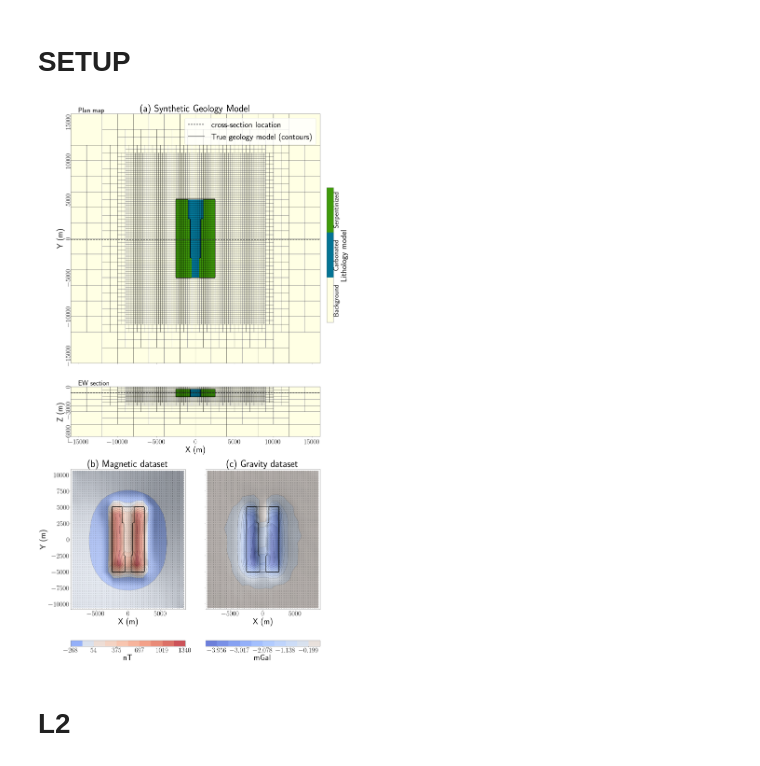
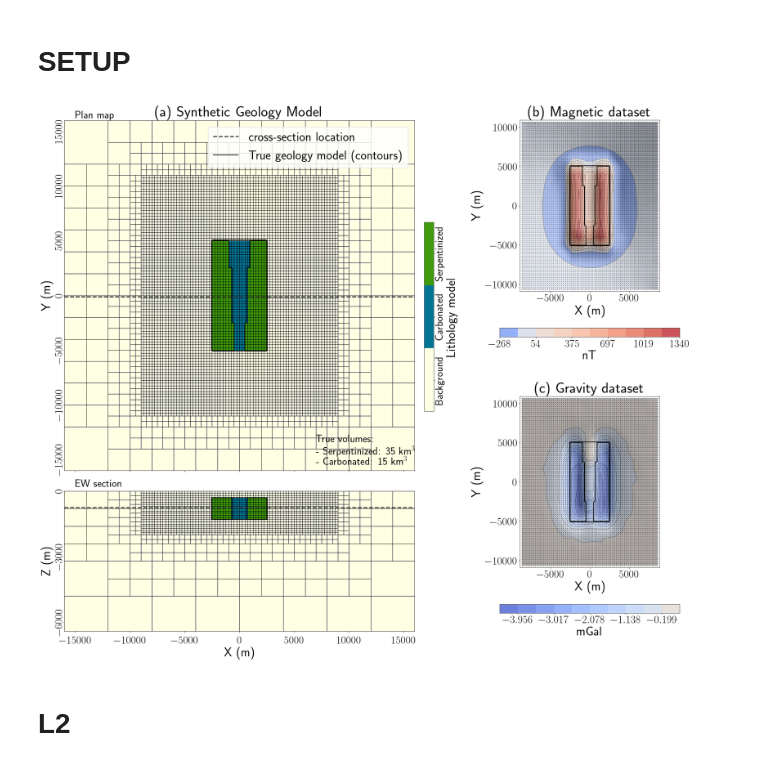
Before and after one commit to simpeg-research/Fast-Times-2021-Carbon-Mineralization, a Jupyter notebook: 3_blocks_model/Final_Visualization/MakeFigures-3blocks.ipynb, the cells around one changed output. Cells and saved outputs as stored; diff of their text form; code cells hidden in the pictures.

Commit message:
update 3 block figures

```diff
--- a/3_blocks_model/Final_Visualization/MakeFigures-3blocks.ipynb
+++ b/3_blocks_model/Final_Visualization/MakeFigures-3blocks.ipynb
@@ -91,6 +91,7 @@ def plotting_model(
     slicez= -750,
     plot_grid=False,
     is_geology=False,
+    z_aspect=2.,
     title='',
     plot_cb=True,
     is_vector=False,
@@ -192,6 +193,7 @@ def plotting_model(
         axx.tick_params(labelsize=ticksize)
         axx.set_title('')#ax[0].get_title(),fontsize=20)
         axx.tick_params(axis='y',rotation=90)
+    ax[1].set_aspect(z_aspect)
     ax[0].set_title(title,fontsize=titlesize)
     #ADJUST SPACE IN FIGURE
     #fig.subplots_adjust(hspace=-0.45)
@@ -283,16 +285,16 @@ True mass: Serpentinized: 94500.00 t; Carbonated 45000.00 t
 # %% [markdown]
 # SETUP
 # %%
-titlesize = 28 * 2
-labelsize = 24 * 2
-ticksize = 20 * 2
+titlesize = 28 * 1.5
+labelsize = 24 * 1.5
+ticksize = 20 * 1.5
 
-fig = plt.figure(figsize=(3*9,3*20))
-ax0 = plt.subplot2grid((35,20,),(0, 0),colspan=19,rowspan=17)
-ax1 = plt.subplot2grid((35,20,),(17, 0),colspan=19,rowspan=4)
-ax2 = plt.subplot2grid((35,20,),(0, 19),colspan=1,rowspan=19)
-ax3 = plt.subplot2grid((35,20,),(22, 0),colspan=9,rowspan=15)
-ax4 = plt.subplot2grid((35,20,),(22, 10),colspan=9,rowspan=15)
+fig = plt.figure(figsize=(3*11,3*9))
+ax0 = plt.subplot2grid((25,35),(0, 0),colspan=19,rowspan=17)
+ax1 = plt.subplot2grid((25,35),(17, 0),colspan=19,rowspan=8)
+ax2 = plt.subplot2grid((25,35),(0, 19),colspan=1,rowspan=19)
+ax3 = plt.subplot2grid((25,35),(0, 23),colspan=10,rowspan=12)
+ax4 = plt.subplot2grid((25,35),(13, 23),colspan=10,rowspan=12)
 fig.subplots_adjust(hspace=1,wspace=1)
 ax = [ax0,ax1,ax2]
 ax, cb = plotting_model(
@@ -320,6 +322,15 @@ ax[0].set_title('(a) Synthetic Geology Model', fontsize=titlesize)
 ax[0].text(-15000,16200,'Plan map',fontdict={'fontsize':ticksize})
 ax[1].text(-15000,200,'EW section',fontdict={'fontsize':ticksize})
 
+ax[0].text(
+    7000,-15500,
+    "True volumes:\n- Serpentinized: {:.0f} km$^3$\n- Carbonated: {:.0f} km$^3$".format(
+        1e-9 * volume_estimate_pgi(geology_model)[1],
+        1e-9 * volume_estimate_pgi(geology_model)[0]
+    ),
+    fontdict={'fontsize':ticksize},
+)
+
 ax[1].tick_params(axis='both',pad=10)
 ax[0].tick_params(axis='both',pad=10)
 ##################################
@@ -329,6 +340,7 @@ ax = [ax4,ax3]
 #ax[0].set_ylim([-7500,7500])
 #ax[1].set_ylim([-7500,7500])
 ax[0].set_xlabel('X (m)', fontsize=labelsize)
+ax[0].set_ylabel('Y (m)', fontsize=labelsize)
 ax[1].set_xlabel('X (m)', fontsize=labelsize)
 ax[1].set_ylabel('Y (m)', fontsize=labelsize)
 
@@ -344,7 +356,7 @@ mm = utils.plot2Ddata(data_grav.survey.receiver_locations, -data_grav.dobs,
 ax[0].scatter(data_grav.survey.receiver_locations[:,0],data_grav.survey.receiver_locations[:,1],label='Data locations',c='k',s=1)
 #ax[0].legend(fontsize=16,loc=4)
 ax[0].set_aspect(1)
-ax[0].set_yticklabels([])
+#ax[0].set_yticklabels([])
 ax[0].set_title('(c) Gravity dataset', fontsize=titlesize)
 cb = plt.colorbar(mm[0],ax=ax[0], orientation='horizontal')
 cb.set_label('mGal', fontsize=labelsize)
@@ -358,34 +370,35 @@ mm = utils.plot2Ddata(data_mag.survey.receiver_locations,data_mag.dobs,
                      levelOpts={'colors':'k','linewidths':0.5, 'linestyles':'dashed'}
 )
 ax[1].scatter(data_mag.survey.receiver_locations[:,0],data_mag.survey.receiver_locations[:,1],label='Data locations',c='k',s=1)
 
 ax[1].set_title('(b) Magnetic dataset', fontsize=titlesize)
 cb = plt.colorbar(mm[0],ax=ax[1], orientation='horizontal')
 cb.set_label('nT', fontsize=labelsize)
 cb.ax.tick_params(labelsize=ticksize)
+
 
 #overlay true geology model for comparison
 indz = -9
 indslicezplot = mesh.gridCC[:,2] == mesh.vectorCCz[indz]
 for i in range(2):
     _, _, CS = utils.plot2Ddata(
             mesh.gridCC[indslicezplot][:,[0,1]],geology_model[indslicezplot],
             nx=200,ny=200,
              contourOpts={'alpha':0},
              clim=[0,2],
              ax=ax[i],
              level=True,
              ncontour=2,
              levelOpts={'colors':'k','linewidths':2,#'linestyles':'dotted',
             },
             method='nearest'
     )
     CS.collections[0].set_label('True geology outline')
     #ax[i].legend(fontsize=16,loc=4)
     ax[i].set_aspect(1)
 plt.show()
 # %% [output]
-[figure, old version]
+[figure, new version]
 # %%
 fig.savefig('synthetic-three-blocks-model.png', dpi=100,bbox_inches='tight', pad_inches=0.1)
 # %% [markdown]
```
Also changed, not shown: parts of 6 cells of this notebook, 6 other files.
